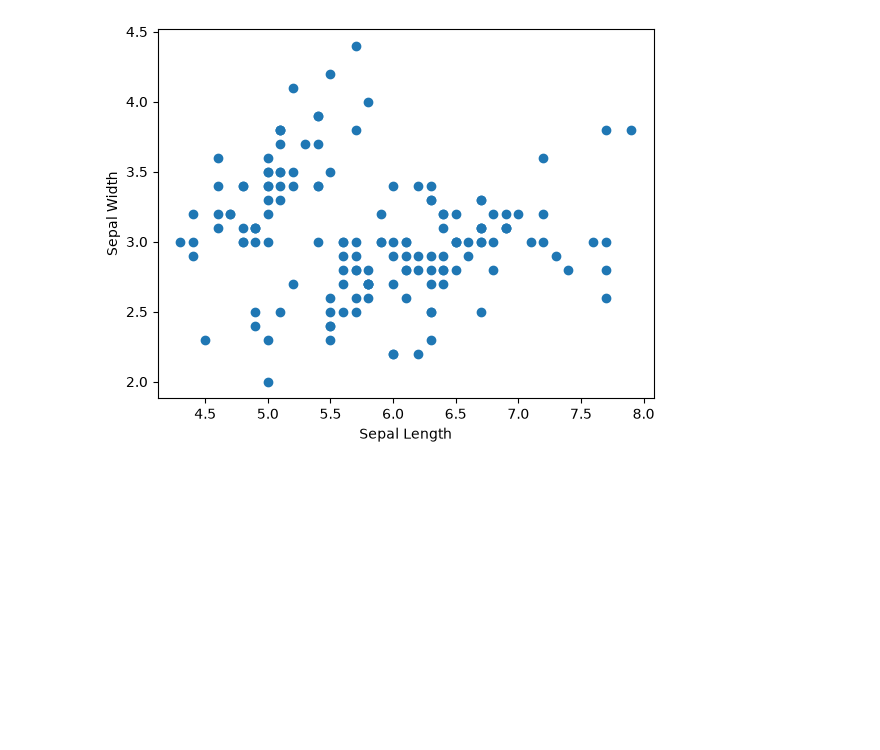
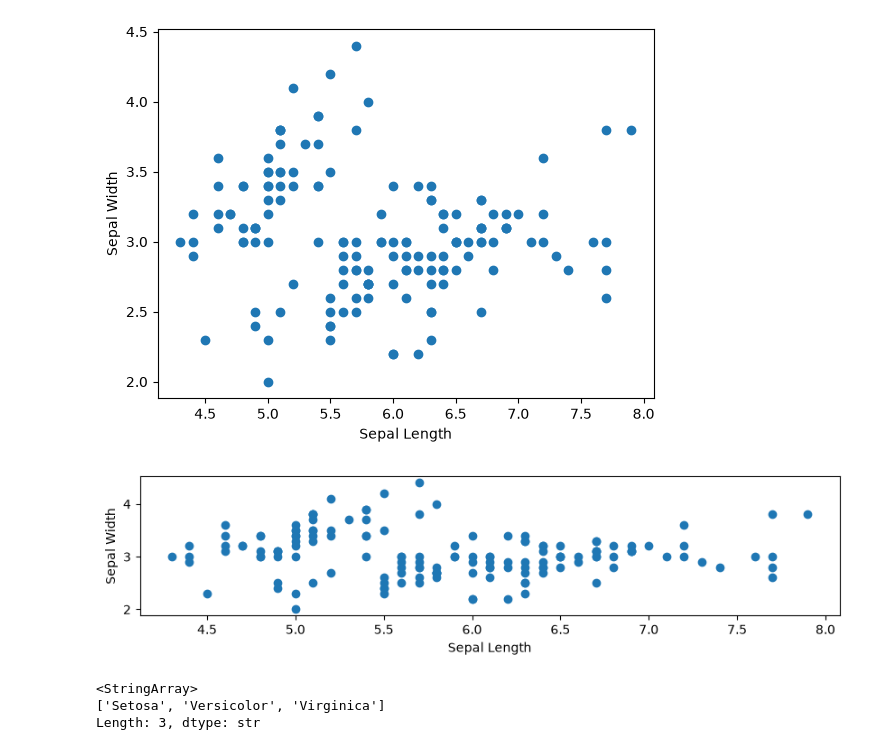
Before and after one commit to AmishaDaf/Amisha_Daf_FBS_Work, a Jupyter notebook: Data Analytics/Demos/Matplotlib demos/session 2.ipynb, the cells around one changed output. Drawn from its saved outputs; the diff is of its cells as text; code cells hidden in the pictures; blank space fills up the shorter version.

```diff
--- a/Data Analytics/Demos/Matplotlib demos/session 2.ipynb
+++ b/Data Analytics/Demos/Matplotlib demos/session 2.ipynb
@@ -18,3 +29,17 @@ plt.ylabel('Sepal Width')
 plt.show()
 # %% [output]
 [figure]
+# %%
+plt.figure(figsize = (10,2))
+plt.scatter(data['Sepal_Length'], data['Sepal_Width'])
+plt.xlabel('Sepal Length')
+plt.ylabel('Sepal Width')
+plt.show()
+# %% [output]
+[figure, added]
+# %%
+data['Species'].unique()
+# %% [output]
+<StringArray>
+['Setosa', 'Versicolor', 'Virginica']
+Length: 3, dtype: str
```
Also changed, not shown: parts of 20 cells of this notebook.
